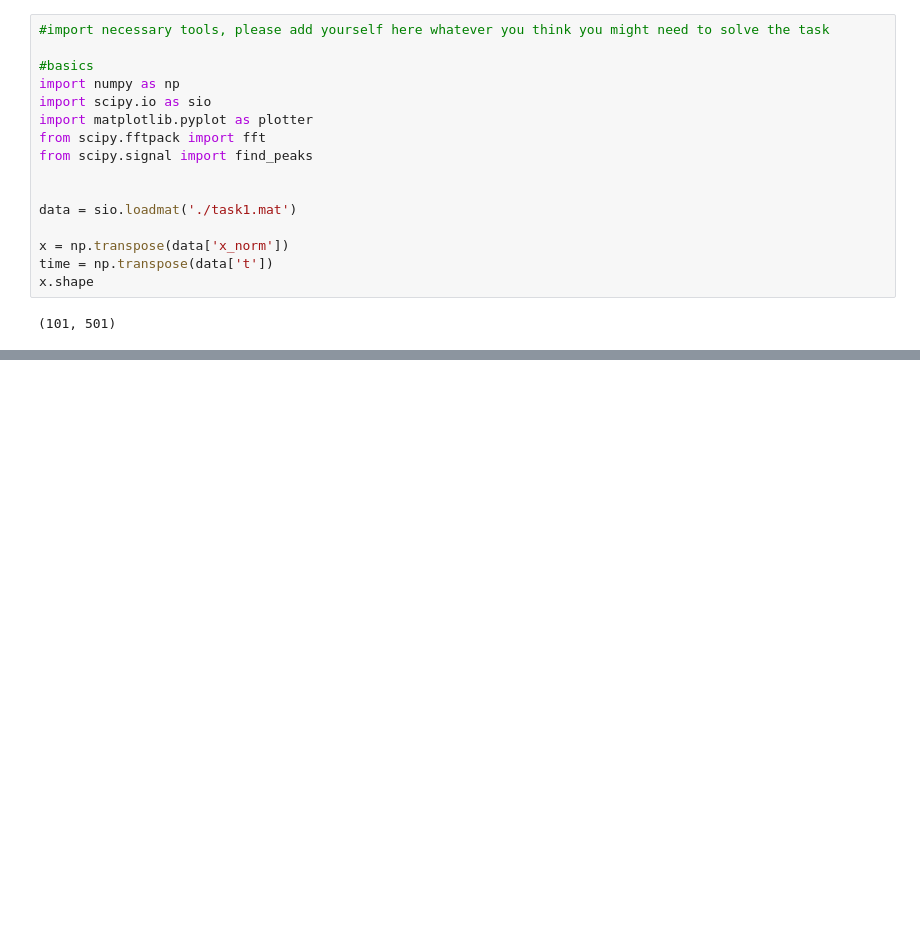
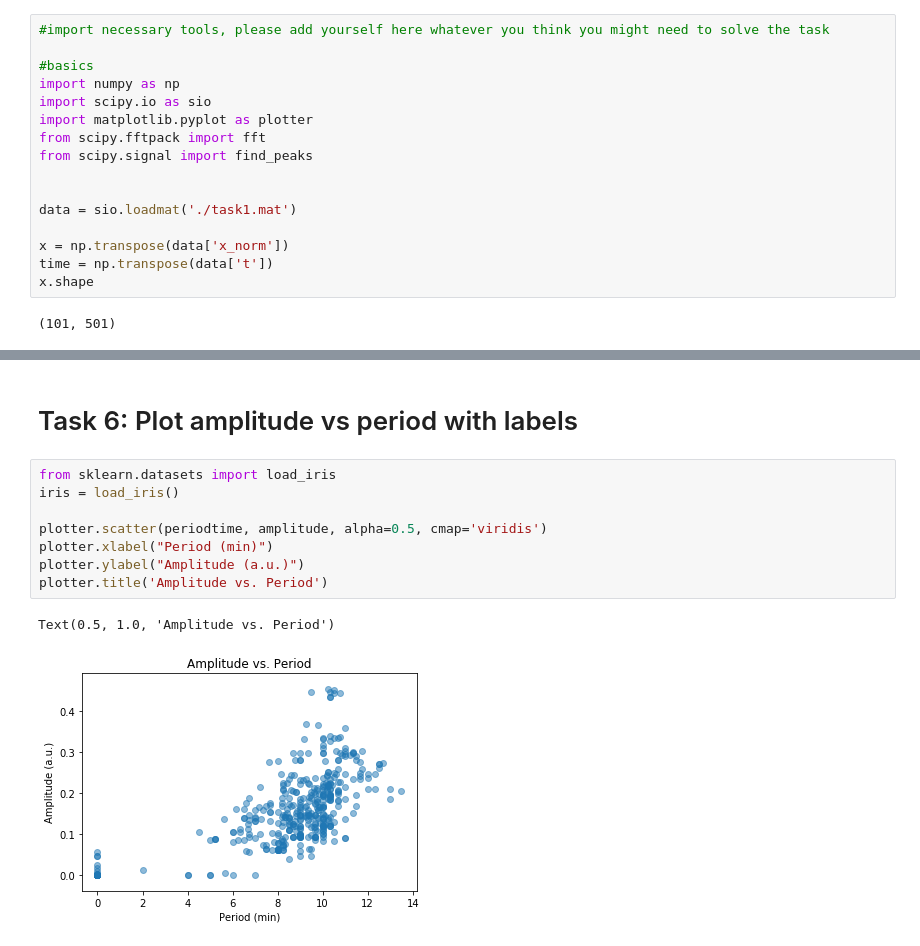
Before and after one commit to Oscar616161651651/OscarFdezBlanco_IntroToBioinformatics, a Jupyter notebook: Exam_3_Answers_Team14.ipynb, the cells around one changed output, grey strips where cells are left out. Saved outputs shown, nothing was run; the diff lists cells and outputs as text; blank space fills up the shorter version.

```diff
--- a/Exam_3_Answers_Team14.ipynb
+++ b/Exam_3_Answers_Team14.ipynb
@@ -163,0 +105,13 @@ lt[0][0]
+# %% [markdown]
+# Task 6: Plot amplitude vs period with labels
+# %%
+from sklearn.datasets import load_iris
+iris = load_iris()
+
+plotter.scatter(periodtime, amplitude, alpha=0.5, cmap='viridis')
+plotter.xlabel("Period (min)")
+plotter.ylabel("Amplitude (a.u.)")
+plotter.title('Amplitude vs. Period')
+# %% [output]
+Text(0.5, 1.0, 'Amplitude vs. Period')
+[figure, added]
```
Also changed, not shown: parts of 25 cells of this notebook.
